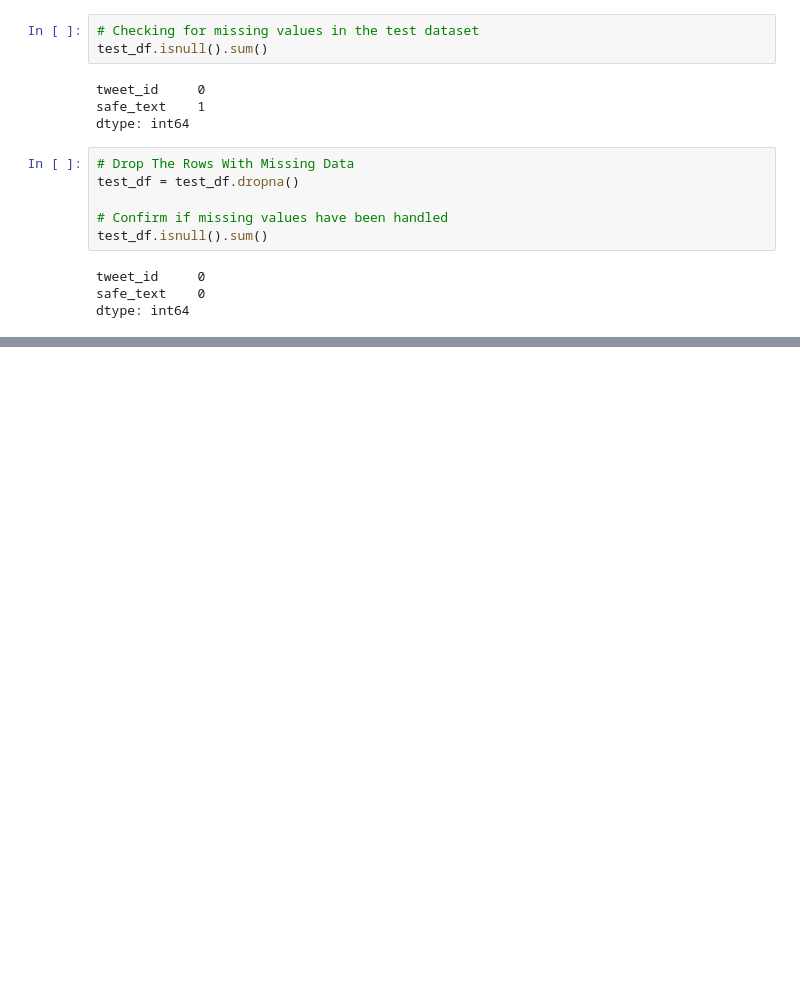
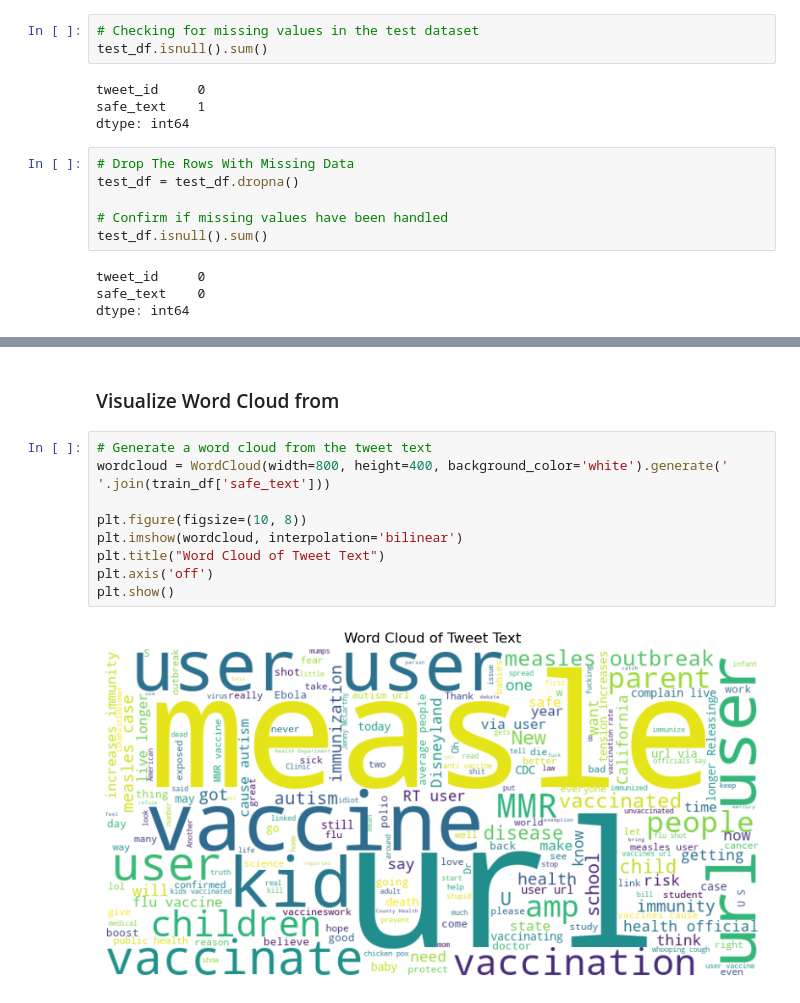
Before and after one commit to rasmodev/NLP-Vaccination-Sentiment-Analysis, a Jupyter notebook: NLP-Vaccination-Sentiment-Analysis.ipynb, the cells around one changed output, grey strips where cells are left out. Cells and saved outputs as stored; diff of their text form; blank space fills up the shorter version.

```diff
--- a/NLP-Vaccination-Sentiment-Analysis.ipynb
+++ b/NLP-Vaccination-Sentiment-Analysis.ipynb
@@ -136,0 +205,13 @@ dtype: int64
+# %% [markdown]
+### Visualize Word Cloud from
+# %%
+# Generate a word cloud from the tweet text
+wordcloud = WordCloud(width=800, height=400, background_color='white').generate(' '.join(train_df['safe_text']))
+
+plt.figure(figsize=(10, 8))
+plt.imshow(wordcloud, interpolation='bilinear')
+plt.title("Word Cloud of Tweet Text")
+plt.axis('off')
+plt.show()
+# %% [output]
+[figure, added]
```
Also changed, not shown: parts of 52 cells of this notebook.
